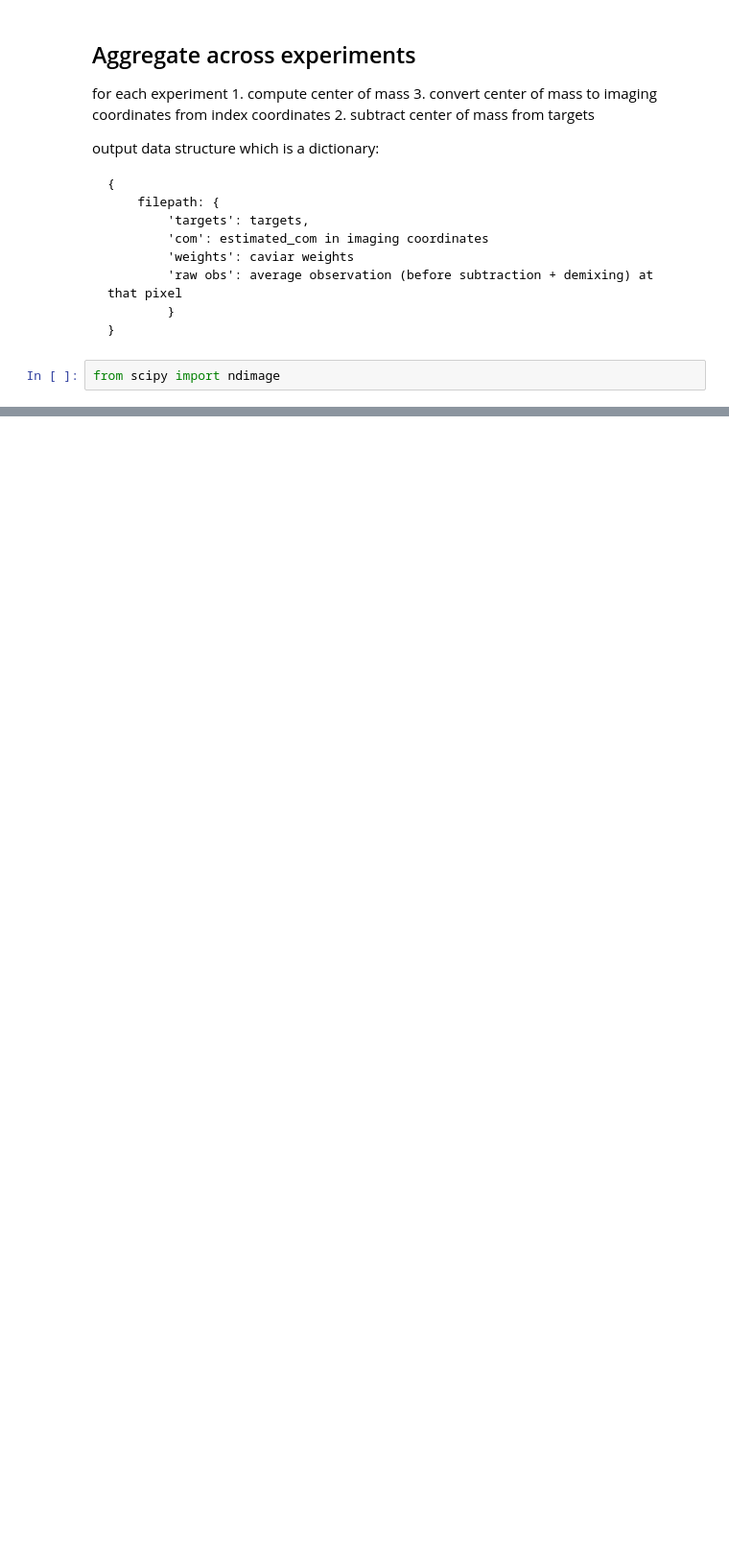
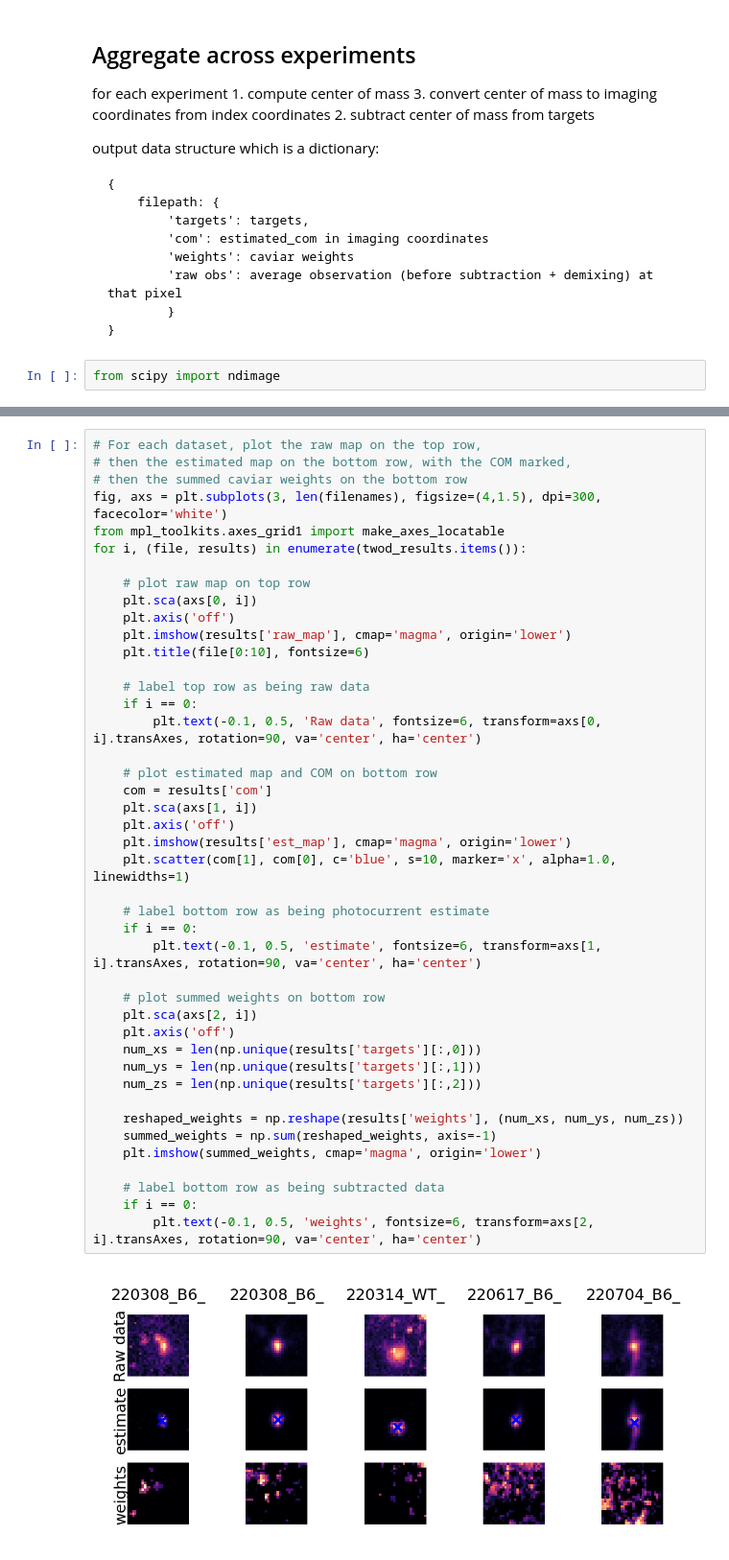
Before and after one commit to bantin/PhoRC, a Jupyter notebook: opsin_subtraction_experiments/spatial estimation.ipynb, the cells around one changed output, grey strips where cells are left out. Shown at 96% size. Cells and saved outputs as stored; diff of their text form; blank space fills up the shorter version.

```diff
--- a/opsin_subtraction_experiments/spatial estimation.ipynb
+++ b/opsin_subtraction_experiments/spatial estimation.ipynb
@@ -105,0 +202,45 @@ for file in filenames:
+# %%
+# For each dataset, plot the raw map on the top row,
+# then the estimated map on the bottom row, with the COM marked,
+# then the summed caviar weights on the bottom row
+fig, axs = plt.subplots(3, len(filenames), figsize=(4,1.5), dpi=300, facecolor='white')
+from mpl_toolkits.axes_grid1 import make_axes_locatable
+for i, (file, results) in enumerate(twod_results.items()):
+
+    # plot raw map on top row
+    plt.sca(axs[0, i])
+    plt.axis('off')
+    plt.imshow(results['raw_map'], cmap='magma', origin='lower')
+    plt.title(file[0:10], fontsize=6)
+
+    # label top row as being raw data
+    if i == 0:
+        plt.text(-0.1, 0.5, 'Raw data', fontsize=6, transform=axs[0, i].transAxes, rotation=90, va='center', ha='center')
+
+    # plot estimated map and COM on bottom row
+    com = results['com']
+    plt.sca(axs[1, i])
+    plt.axis('off')
+    plt.imshow(results['est_map'], cmap='magma', origin='lower')
+    plt.scatter(com[1], com[0], c='blue', s=10, marker='x', alpha=1.0, linewidths=1)
+
+    # label bottom row as being photocurrent estimate
+    if i == 0:
+        plt.text(-0.1, 0.5, 'estimate', fontsize=6, transform=axs[1, i].transAxes, rotation=90, va='center', ha='center')
+
+    # plot summed weights on bottom row
+    plt.sca(axs[2, i])
+    plt.axis('off')
+    num_xs = len(np.unique(results['targets'][:,0]))
+    num_ys = len(np.unique(results['targets'][:,1]))
+    num_zs = len(np.unique(results['targets'][:,2]))
+
+    reshaped_weights = np.reshape(results['weights'], (num_xs, num_ys, num_zs))
+    summed_weights = np.sum(reshaped_weights, axis=-1)
+    plt.imshow(summed_weights, cmap='magma', origin='lower')
+
+    # label bottom row as being subtracted data
+    if i == 0:
+        plt.text(-0.1, 0.5, 'weights', fontsize=6, transform=axs[2, i].transAxes, rotation=90, va='center', ha='center')
+# %% [output]
+[figure, added]
```
Also changed, not shown: parts of 11 cells of this notebook.
